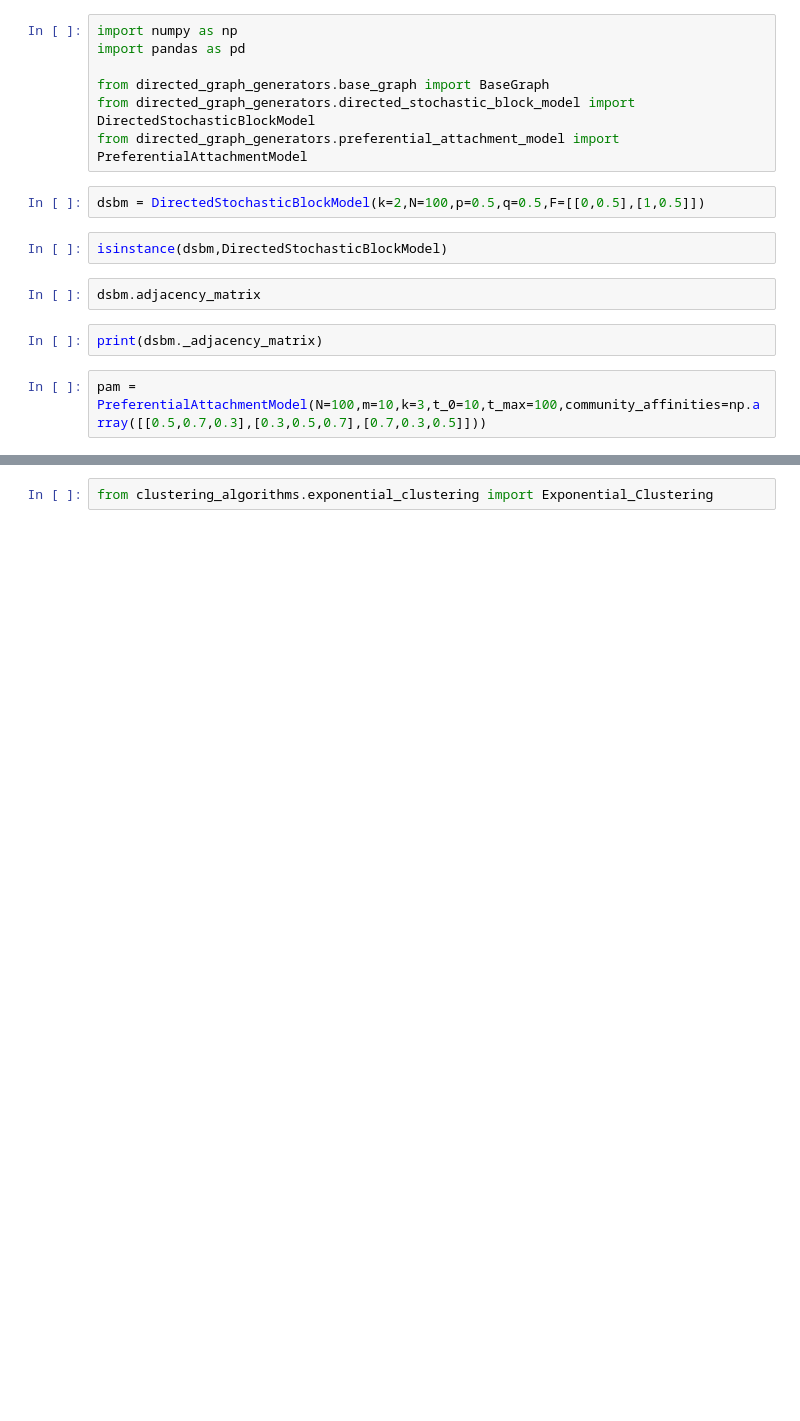
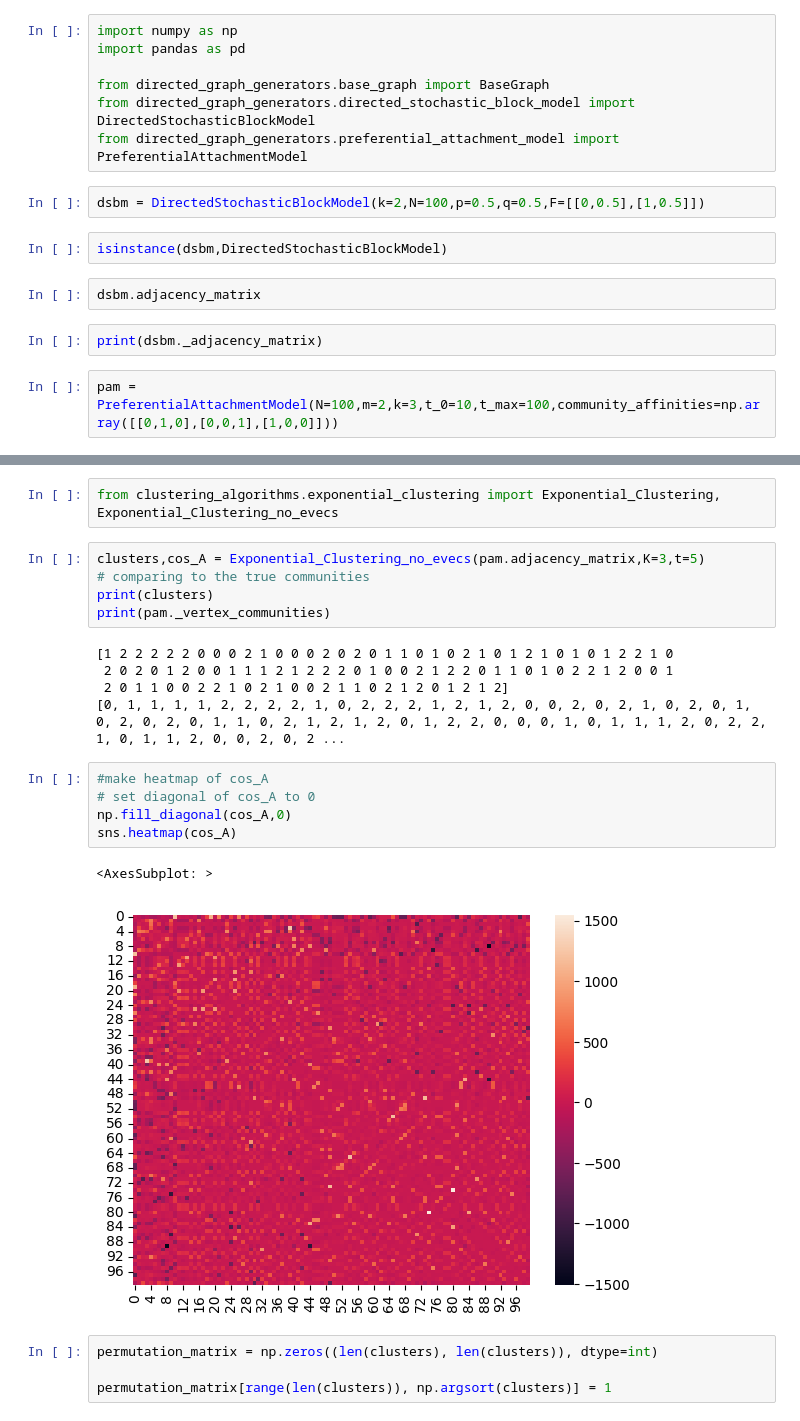
Before and after one commit to GeorgeRLTyler/directed-graph-clustering, a Jupyter notebook: test_run.ipynb, the cells around one changed output, grey strips where cells are left out. Saved outputs shown, nothing was run; the diff lists cells and outputs as text; blank space fills up the shorter version.

```diff
--- a/test_run.ipynb
+++ b/test_run.ipynb
@@ -14,7 +14,7 @@ dsbm.adjacency_matrix
 # %%
 print(dsbm._adjacency_matrix)
 # %%
-pam = PreferentialAttachmentModel(N=100,m=10,k=3,t_0=10,t_max=100,community_affinities=np.array([[0.5,0.7,0.3],[0.3,0.5,0.7],[0.7,0.3,0.5]]))
+pam = PreferentialAttachmentModel(N=100,m=2,k=3,t_0=10,t_max=100,community_affinities=np.array([[0,1,0],[0,0,1],[1,0,0]]))
 # %%
 # plot adjacency matrix as a heatmap
 import seaborn as sns
@@ -26,2 +26,24 @@ TypeError: 'NoneType' object is not iterable
 # %%
-from clustering_algorithms.exponential_clustering import Exponential_Clustering
+from clustering_algorithms.exponential_clustering import Exponential_Clustering, Exponential_Clustering_no_evecs
+# %%
+clusters,cos_A = Exponential_Clustering_no_evecs(pam.adjacency_matrix,K=3,t=5)
+# comparing to the true communities
+print(clusters)
+print(pam._vertex_communities)
+# %% [output]
+[1 2 2 2 2 2 0 0 0 2 1 0 0 0 2 0 2 0 1 1 0 1 0 2 1 0 1 2 1 0 1 0 1 2 2 1 0
+ 2 0 2 0 1 2 0 0 1 1 1 2 1 2 2 2 0 1 0 0 2 1 2 2 0 1 1 0 1 0 2 2 1 2 0 0 1
+ 2 0 1 1 0 0 2 2 1 0 2 1 0 0 2 1 1 0 2 1 2 0 1 2 1 2]
+[0, 1, 1, 1, 1, 2, 2, 2, 2, 1, 0, 2, 2, 2, 1, 2, 1, 2, 0, 0, 2, 0, 2, 1, 0, 2, 0, 1, 0, 2, 0, 2, 0, 1, 1, 0, 2, 1, 2, 1, 2, 0, 1, 2, 2, 0, 0, 0, 1, 0, 1, 1, 1, 2, 0, 2, 2, 1, 0, 1, 1, 2, 0, 0, 2, 0, 2 ...
+# %%
+#make heatmap of cos_A
+# set diagonal of cos_A to 0
+np.fill_diagonal(cos_A,0)
+sns.heatmap(cos_A)
+# %% [output]
+<AxesSubplot: >
+[figure, added]
+# %%
+permutation_matrix = np.zeros((len(clusters), len(clusters)), dtype=int)
+
+permutation_matrix[range(len(clusters)), np.argsort(clusters)] = 1
```
Also changed, not shown: parts of 2 cells of this notebook, 2 other files.
